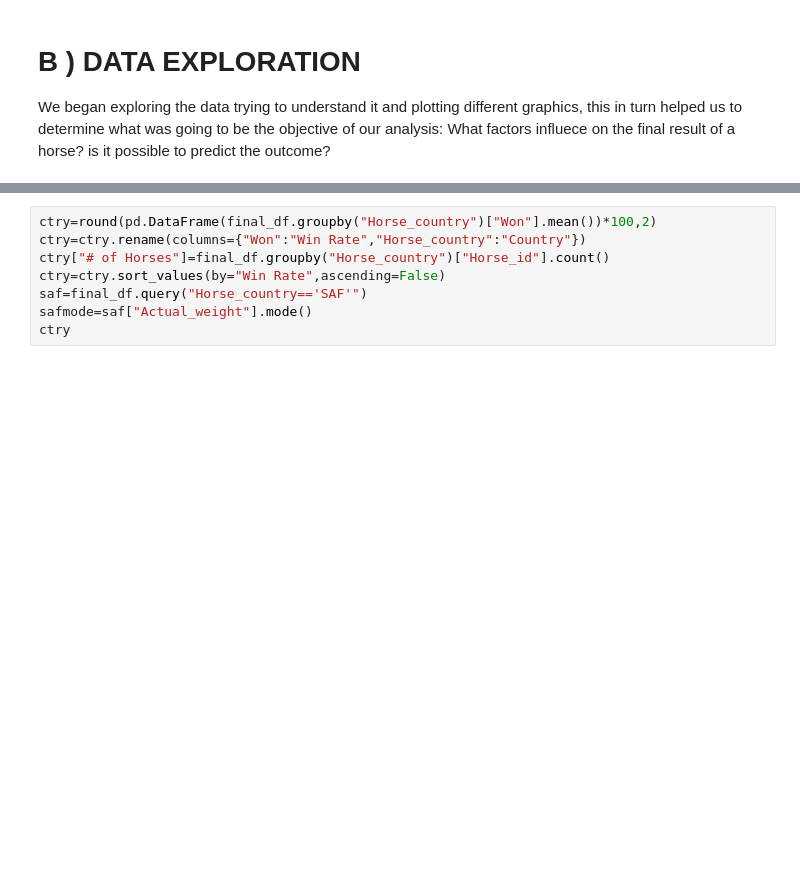
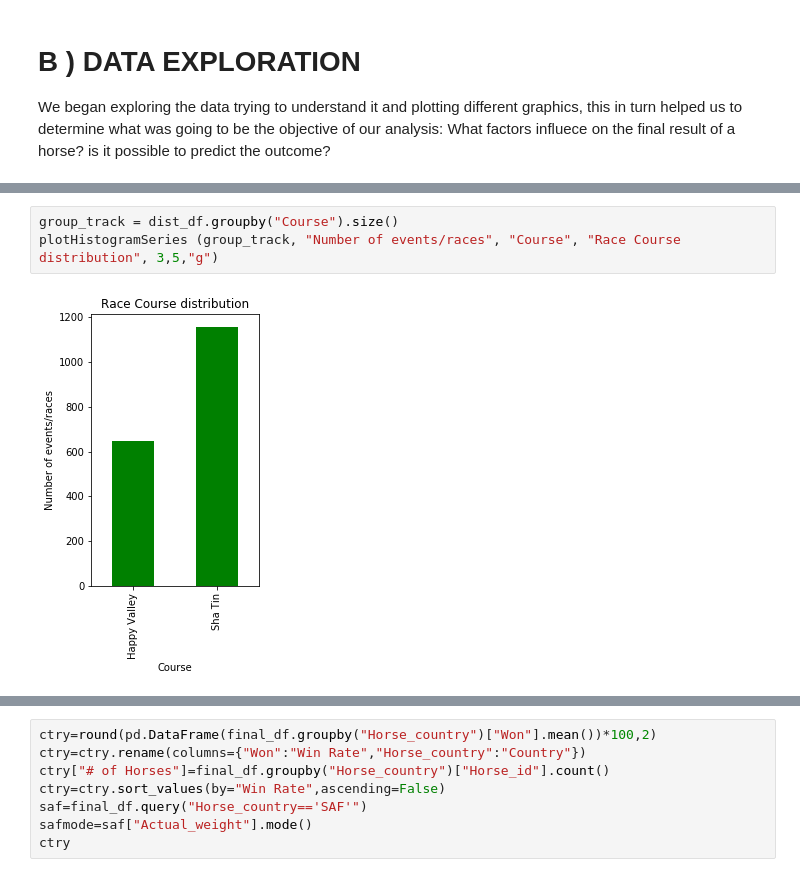
Before and after one commit to Mariovmtz/BootCamp_Project_1, a Jupyter notebook: horse_racing.ipynb, the cells around one changed output, grey strips where cells are left out. Drawn from its saved outputs; the diff is of its cells as text; blank space fills up the shorter version.

```diff
--- a/horse_racing.ipynb
+++ b/horse_racing.ipynb
@@ -281,0 +307,5 @@ We began exploring the data trying to understand it and plotting different graph
+# %%
+group_track = dist_df.groupby("Course").size()
+plotHistogramSeries (group_track, "Number of events/races", "Course", "Race Course distribution", 3,5,"g")
+# %% [output]
+[figure, added]
```
Also changed, not shown: parts of 76 cells of this notebook.
